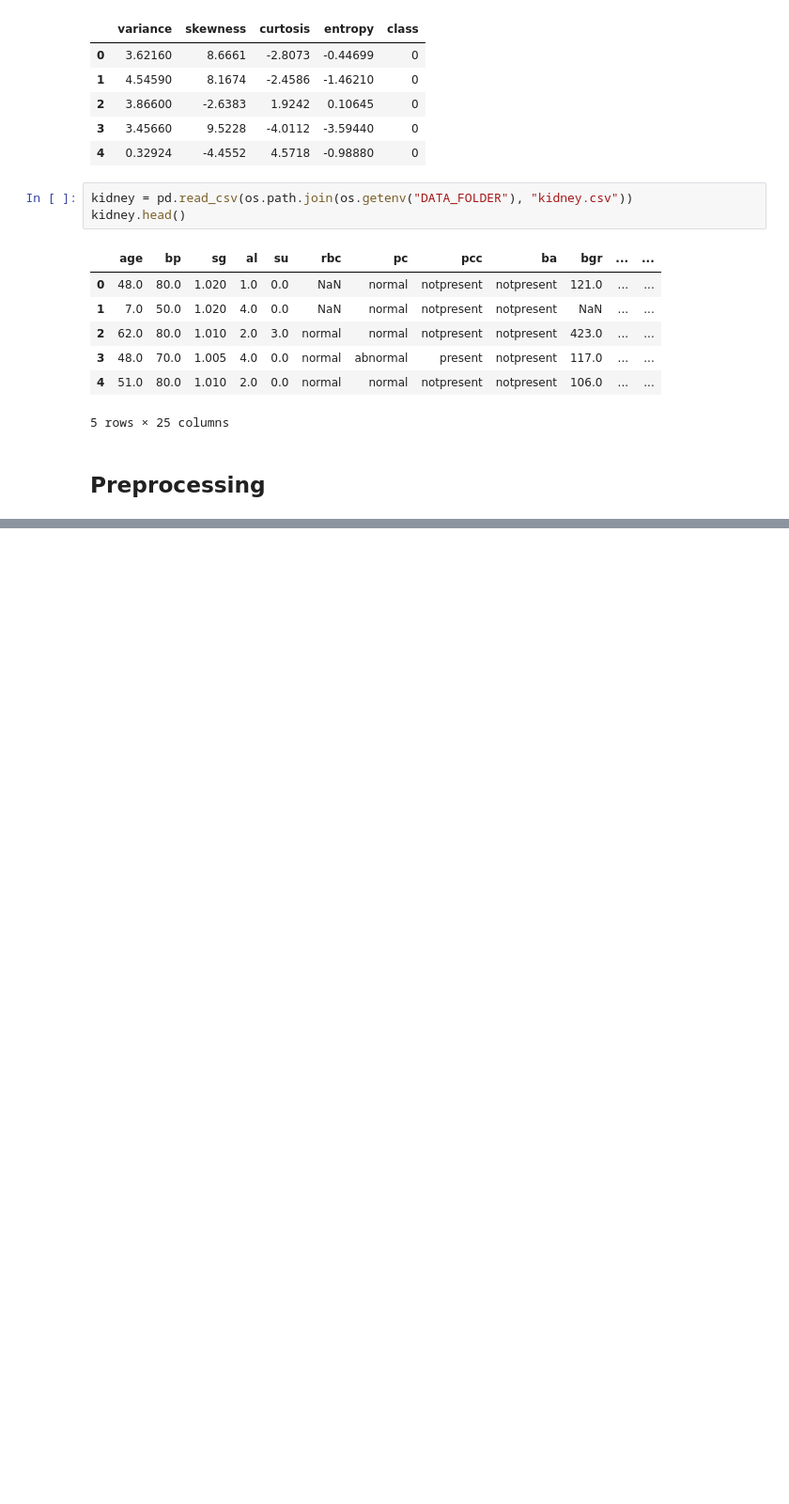
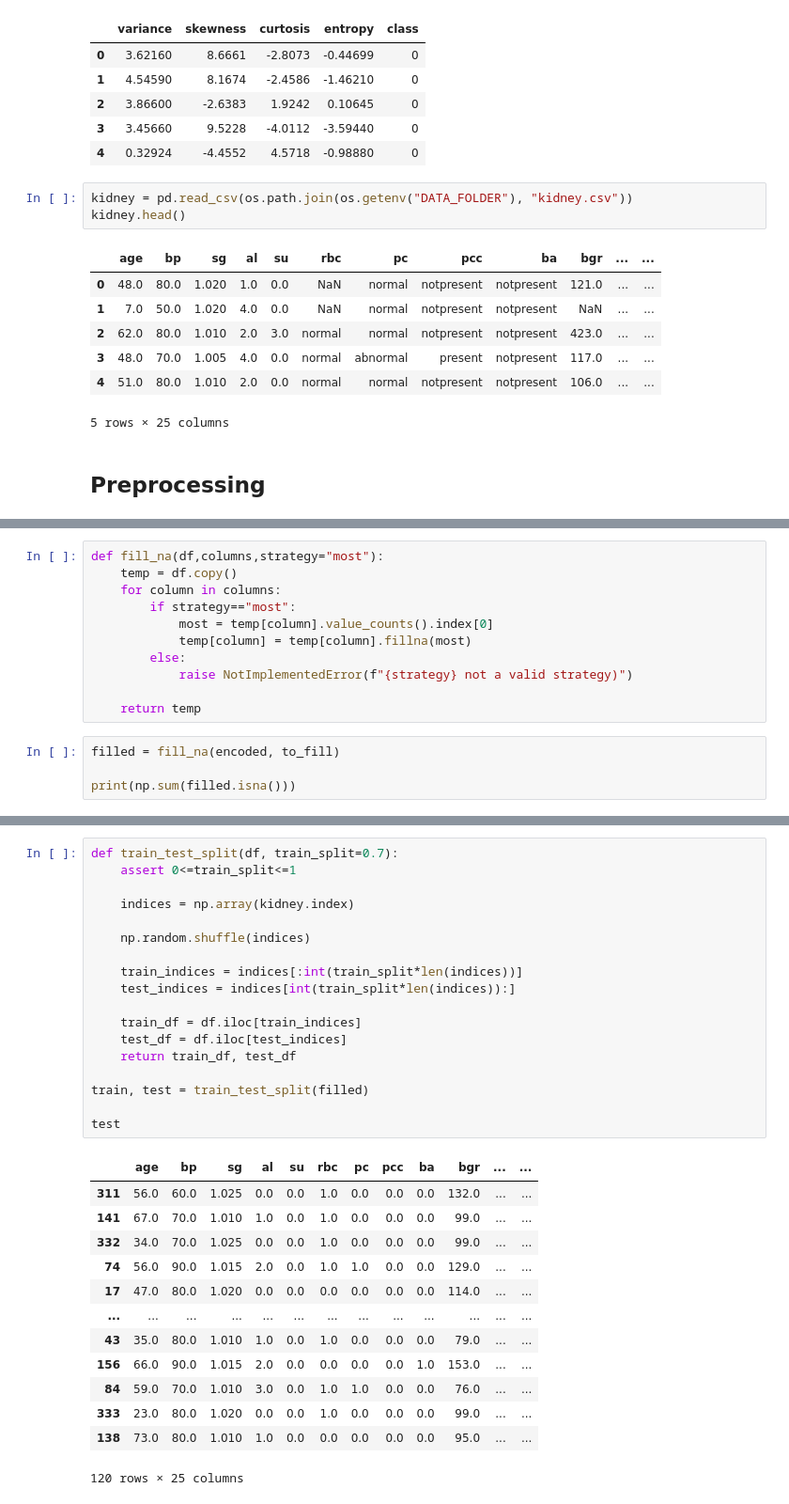
Before and after one commit to jonathanlys01/ML_project, a Jupyter notebook: test.ipynb, the cells around one changed output, grey strips where cells are left out. Shown at 94% size. Drawn from its saved outputs; the diff is of its cells as text; blank space fills up the shorter version.

```diff
--- a/test.ipynb
+++ b/test.ipynb
@@ -33,0 +65,15 @@ kidney.head()
+# %%
+def fill_na(df,columns,strategy="most"):
+    temp = df.copy()
+    for column in columns:
+        if strategy=="most":
+            most = temp[column].value_counts().index[0]
+            temp[column] = temp[column].fillna(most)
+        else:
+            raise NotImplementedError(f"{strategy} not a valid strategy)")
+
+    return temp
+# %%
+filled = fill_na(encoded, to_fill)
+
+print(np.sum(filled.isna()))
@@ -33,0 +98,32 @@ kidney.head()
+# %%
+def train_test_split(df, train_split=0.7):
+    assert 0<=train_split<=1
+
+    indices = np.array(kidney.index)
+
+    np.random.shuffle(indices)
+
+    train_indices = indices[:int(train_split*len(indices))]
+    test_indices = indices[int(train_split*len(indices)):]
+
+    train_df = df.iloc[train_indices]
+    test_df = df.iloc[test_indices]
+    return train_df, test_df
+
+train, test = train_test_split(filled)
+
+test
+# %% [output]
+|  | age | bp | sg | al | su | rbc | pc | pcc | ba | bgr | ... | ... |
+| 311 | 56.0 | 60.0 | 1.025 | 0.0 | 0.0 | 1.0 | 0.0 | 0.0 | 0.0 | 132.0 | ... | ... |
+| 141 | 67.0 | 70.0 | 1.010 | 1.0 | 0.0 | 1.0 | 0.0 | 0.0 | 0.0 | 99.0 | ... | ... |
+| 332 | 34.0 | 70.0 | 1.025 | 0.0 | 0.0 | 1.0 | 0.0 | 0.0 | 0.0 | 99.0 | ... | ... |
+| 74 | 56.0 | 90.0 | 1.015 | 2.0 | 0.0 | 1.0 | 1.0 | 0.0 | 0.0 | 129.0 | ... | ... |
+| 17 | 47.0 | 80.0 | 1.020 | 0.0 | 0.0 | 0.0 | 0.0 | 0.0 | 0.0 | 114.0 | ... | ... |
+| ... | ... | ... | ... | ... | ... | ... | ... | ... | ... | ... | ... | ... |
+| 43 | 35.0 | 80.0 | 1.010 | 1.0 | 0.0 | 1.0 | 0.0 | 0.0 | 0.0 | 79.0 | ... | ... |
+| 156 | 66.0 | 90.0 | 1.015 | 2.0 | 0.0 | 0.0 | 0.0 | 0.0 | 1.0 | 153.0 | ... | ... |
+| 84 | 59.0 | 70.0 | 1.010 | 3.0 | 0.0 | 1.0 | 1.0 | 0.0 | 0.0 | 76.0 | ... | ... |
+| 333 | 23.0 | 80.0 | 1.020 | 0.0 | 0.0 | 1.0 | 0.0 | 0.0 | 0.0 | 99.0 | ... | ... |
+| 138 | 73.0 | 80.0 | 1.010 | 1.0 | 0.0 | 0.0 | 0.0 | 0.0 | 0.0 | 95.0 | ... | ... |
+120 rows × 25 columns
```
Also changed, not shown: parts of 7 cells of this notebook, 1 other file.
